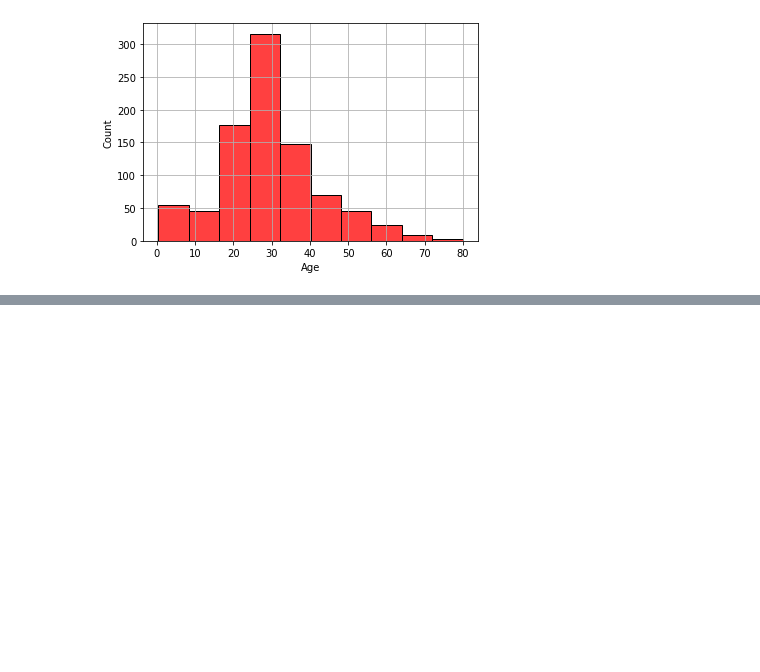
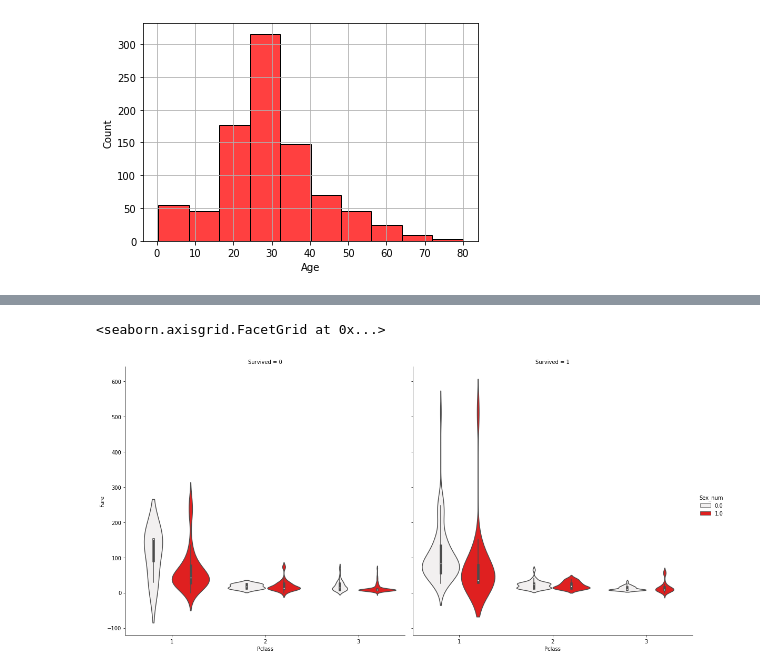
Before and after one commit to firstnapat/Titanic_Project, a Jupyter notebook: Python-for-data-science-beginners/Titanic-Workshop.ipynb, the cells around one changed output, grey strips where cells are left out. Drawn from its saved outputs; the diff is of its cells as text; code cells hidden in the pictures; blank space fills up the shorter version.

Commit message:
Visualization101

```diff
--- a/Python-for-data-science-beginners/Titanic-Workshop.ipynb
+++ b/Python-for-data-science-beginners/Titanic-Workshop.ipynb
@@ -913,0 +909,5 @@ sns.factorplot(x='Pclass',y='Fare',hue='Survived',col='Survived',data=df_pre,kin
+# %%
+sns.factorplot(x='Pclass',y='Fare',hue='Sex_num',col='Survived',data=df_pre,kind='violin',size=8,color='red')
+# %% [output]
+<seaborn.axisgrid.FacetGrid at 0x...>
+[figure, added]
```
Also changed, not shown: parts of 54 cells of this notebook.
